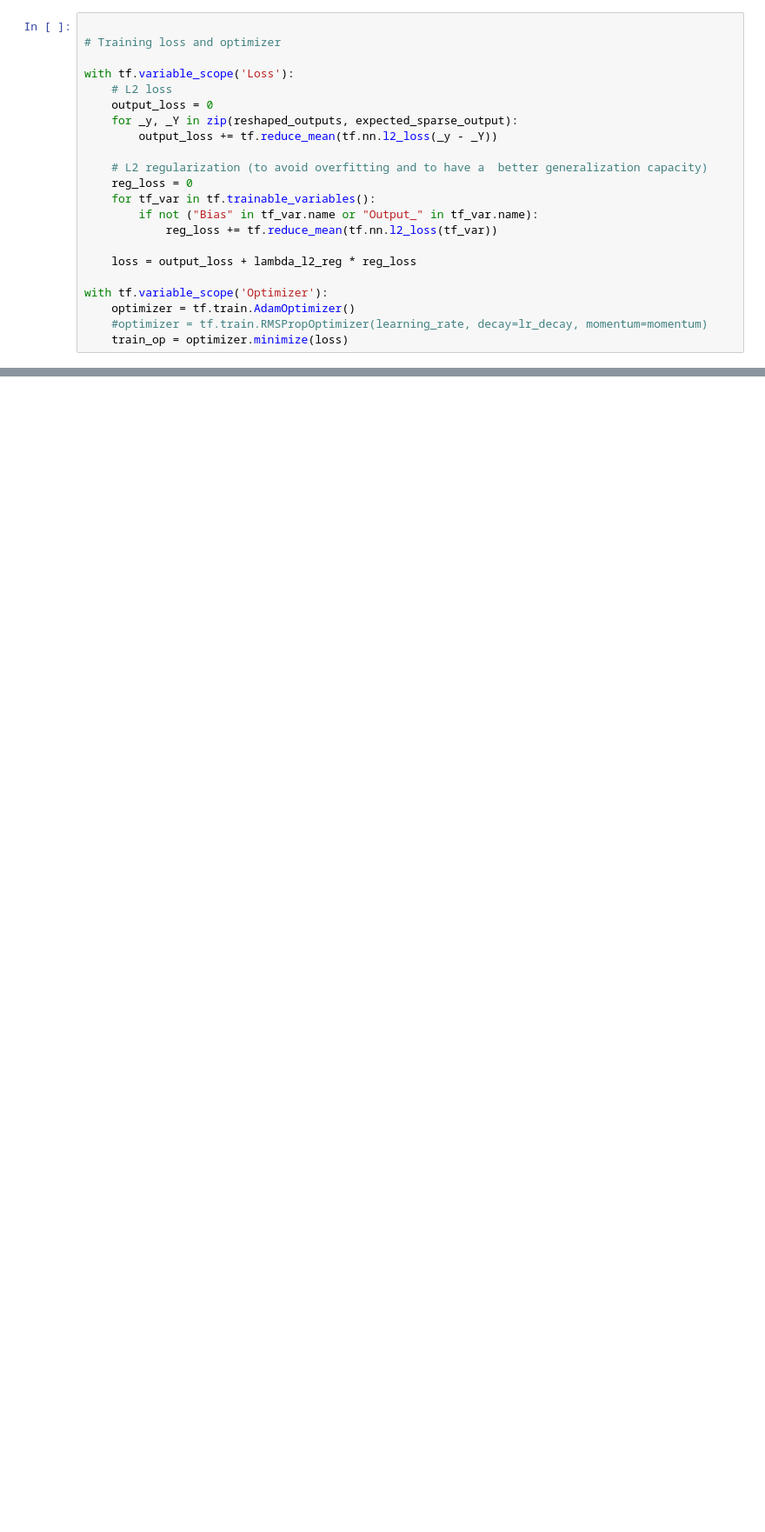
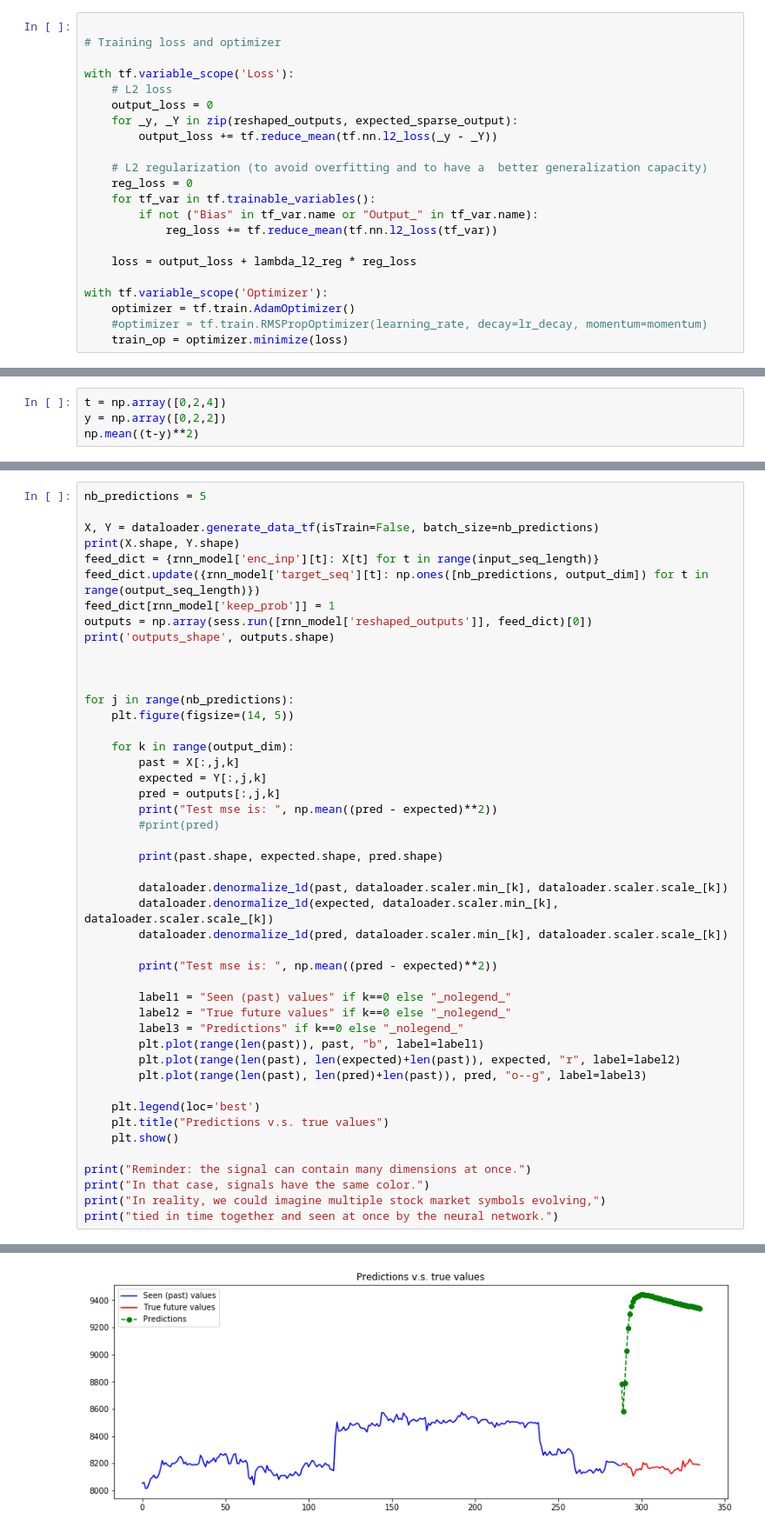
Before and after one commit to kuzmanovicd/crypto-predictor, a Jupyter notebook: seq2seq_tf.ipynb, the cells around one changed output, grey strips where cells are left out. Shown at 87% size. Cells and saved outputs as stored; diff of their text form; blank space fills up the shorter version.

```diff
--- a/seq2seq_tf.ipynb
+++ b/seq2seq_tf.ipynb
@@ -230,0 +309,4 @@ len(dec_outputs)
+# %%
+t = np.array([0,2,4])
+y = np.array([0,2,2])
+np.mean((t-y)**2)
@@ -230,0 +315,47 @@ len(dec_outputs)
+# %%
+nb_predictions = 5
+
+X, Y = dataloader.generate_data_tf(isTrain=False, batch_size=nb_predictions)
+print(X.shape, Y.shape)
+feed_dict = {rnn_model['enc_inp'][t]: X[t] for t in range(input_seq_length)}
+feed_dict.update({rnn_model['target_seq'][t]: np.ones([nb_predictions, output_dim]) for t in range(output_seq_length)})
+feed_dict[rnn_model['keep_prob']] = 1
+outputs = np.array(sess.run([rnn_model['reshaped_outputs']], feed_dict)[0])
+print('outputs_shape', outputs.shape)
+
+
+
+for j in range(nb_predictions):
+    plt.figure(figsize=(14, 5))
+
+    for k in range(output_dim):
+        past = X[:,j,k]
+        expected = Y[:,j,k]
+        pred = outputs[:,j,k]
+        print("Test mse is: ", np.mean((pred - expected)**2))
+        #print(pred)
+
+        print(past.shape, expected.shape, pred.shape)
+
+        dataloader.denormalize_1d(past, dataloader.scaler.min_[k], dataloader.scaler.scale_[k])
+        dataloader.denormalize_1d(expected, dataloader.scaler.min_[k], dataloader.scaler.scale_[k])
+        dataloader.denormalize_1d(pred, dataloader.scaler.min_[k], dataloader.scaler.scale_[k])
+
+        print("Test mse is: ", np.mean((pred - expected)**2))
+
+        label1 = "Seen (past) values" if k==0 else "_nolegend_"
+        label2 = "True future values" if k==0 else "_nolegend_"
+        label3 = "Predictions" if k==0 else "_nolegend_"
+        plt.plot(range(len(past)), past, "b", label=label1)
+        plt.plot(range(len(past), len(expected)+len(past)), expected, "r", label=label2)
+        plt.plot(range(len(past), len(pred)+len(past)), pred, "o--g", label=label3)
+
+    plt.legend(loc='best')
+    plt.title("Predictions v.s. true values")
+    plt.show()
+
+print("Reminder: the signal can contain many dimensions at once.")
+print("In that case, signals have the same color.")
+print("In reality, we could imagine multiple stock market symbols evolving,")
+print("tied in time together and seen at once by the neural network.")
+# %% [output]
@@ -230,0 +367 @@ len(dec_outputs)
+[figure, added]
```
Also changed, not shown: parts of 16 cells of this notebook, 6 other files.
